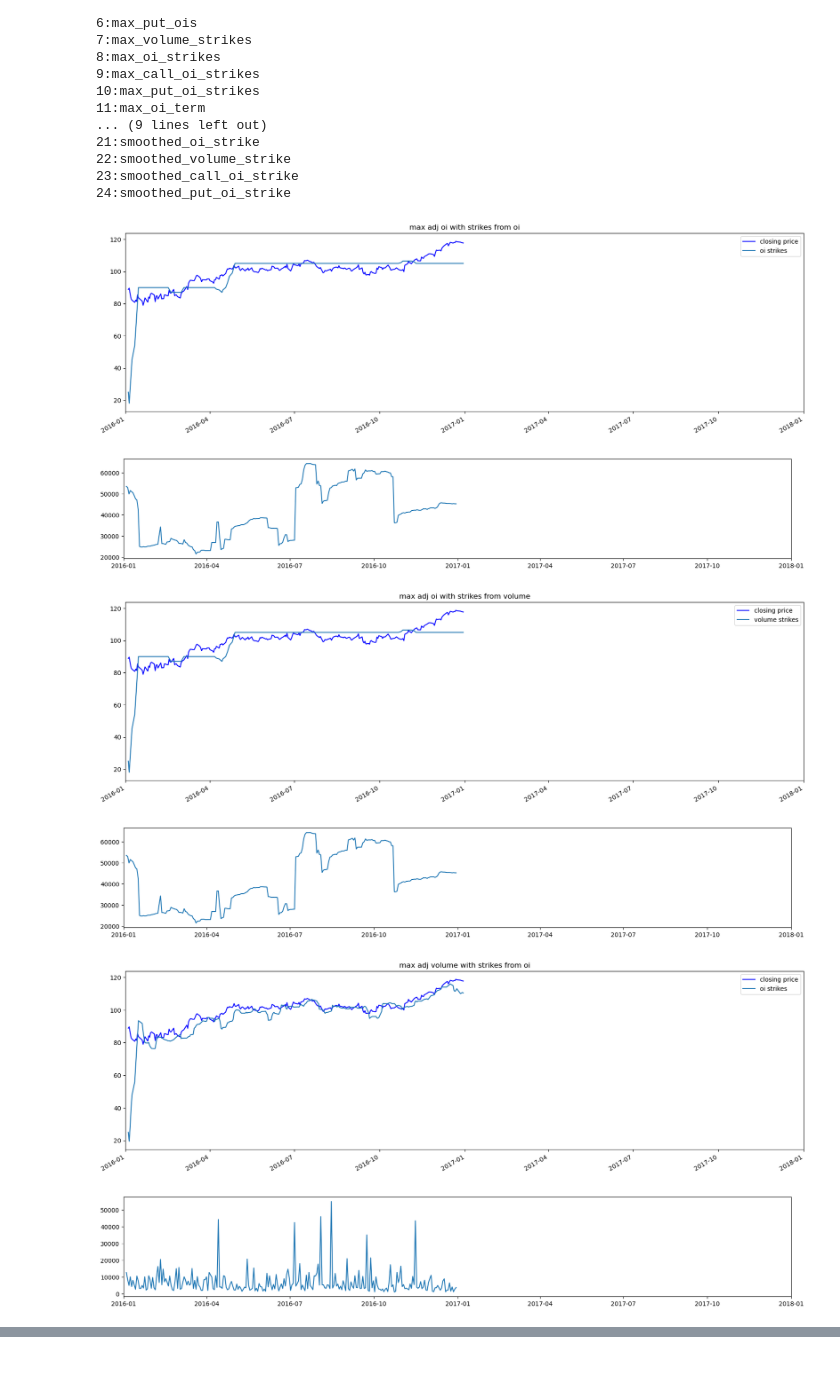
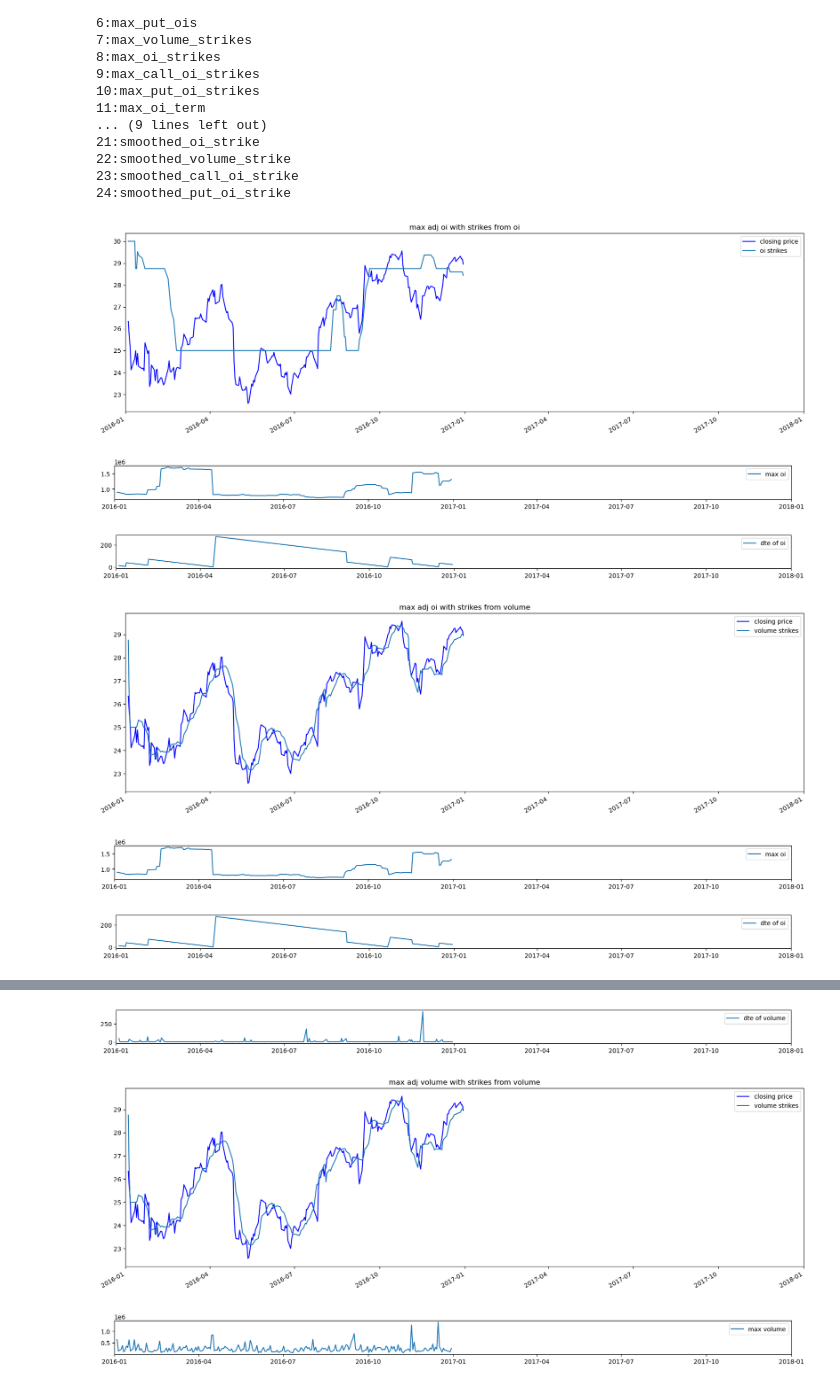
Before and after one commit to joeHollander/Quant_Finance, a Jupyter notebook: Options/DeltaHedgingPressure.ipynb, the cells around one changed output, grey strips where cells are left out. Saved outputs shown, nothing was run; the diff lists cells and outputs as text; code cells hidden in the pictures.

Commit message:
plotting changes

```diff
--- a/Options/DeltaHedgingPressure.ipynb
+++ b/Options/DeltaHedgingPressure.ipynb
@@ -10,7 +10,7 @@ import heapq
 np.warnings.filterwarnings('ignore', category=np.VisibleDeprecationWarning)
 # %%
 # loading data
-path = r"Data\CVX_options.csv"
+path = r"Data\AAPL_options.csv"
 options_df = pd.read_csv(path)
 # %%
 # creating mid price
@@ -231,7 +231,7 @@ def ma(a, n=3):
     ret = np.cumsum(a, dtype=float)
     ret[n:] = ret[n:] - ret[:-n]
     res = ret / n
-    res[0] = 25
+    res[:n] = a[:n]
     return res
 # %%
 names = ["oi", "volume"]
@@ -289,33 +289,43 @@ for i in range(len(max_df.columns)):
 # %%
 # plotting !!!
 for i in range(2):
     for j in range(2):
 
         min_val = 20
         max_val = 30
 
 
         #grouped_df = max_df.groupby(pd.Grouper(key='date', freq='3D'))[f"max_{names[i]}"].sum()
         date_range = pd.date_range(df["date"].iloc[0], df["date"].iloc[-1], periods=len(minmaxnorm(max_df[f"max_{names[i]}"], max_val, max_val+5)))
 
 
         plt.figure(figsize=(20,6))
-        #plt.plot(date_range, minmaxnorm(grouped_df, min_val, max_val), label=f"normed {names[i]} every 3 days")
+        #closing price
         plt.plot(df["date"], [x[0] for x in df["closing price"]], label="closing price", color="blue")
         l = 21+3j
-        plt.plot(df["date"], ma(max_df.iloc[:, 21+i].to_numpy(), 10), label=f"{names[j]} strikes")
+        #smoothed strike prices
+        plt.plot(df["date"],  ma(max_df.iloc[:, 21+j].to_numpy(),8), label=f"{names[j]} strikes")
         plt.xlim([dt.date(2016, 1, 1), dt.date(2018,1,1)])
         plt.title(f"max adj {names[i]} with strikes from {names[j]}")
         plt.gcf().autofmt_xdate()
         plt.legend()
-        plt.figure(figsize=(20,3))
-        plt.plot(date_range, max_df[f"max_{names[i]}"])
+        plt.show()
+
+        plt.figure(figsize=(20,1))
+        plt.plot(date_range, max_df[f"max_{names[i]}"], label=f"max {names[i]}")
+        plt.legend()
         plt.xlim([dt.date(2016, 1, 1), dt.date(2018,1,1)])
         plt.show()
+
+        plt.figure(figsize=(20,1))
+        plt.plot(df["date"], [x[0] for x in max_df.iloc[:, 11+i]], label=f"dte of {names[i]}")
+        plt.legend()
+        plt.xlim([dt.date(2016, 1, 1), dt.date(2018,1,1)])
+        plt.show()
 # %% [output]
-[figure, old version]
+[figure, new version]
-[figure, old version]
+[figure, new version]
-[figure, old version]
+[figure, new version]
-[figure, old version]
+[figure, new version]
-[figure, old version]
+[figure, new version]
-[figure, old version]
+[figure, new version]
@@ -323,0 +334,3 @@ for i in range(2):
+[figure, added]
+[figure, added]
+[figure, added]
```
Also changed, not shown: parts of 10 cells of this notebook.
